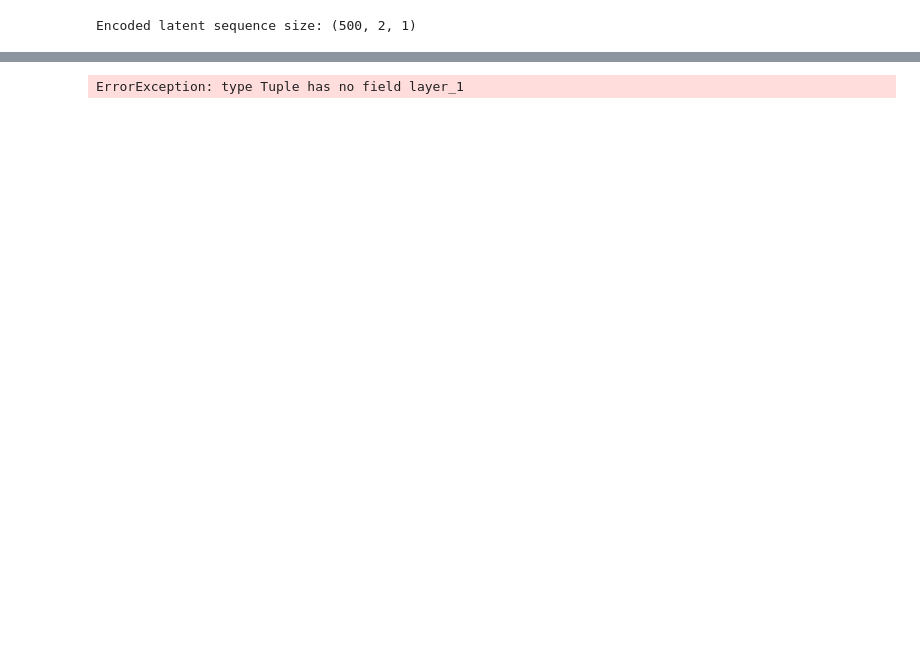
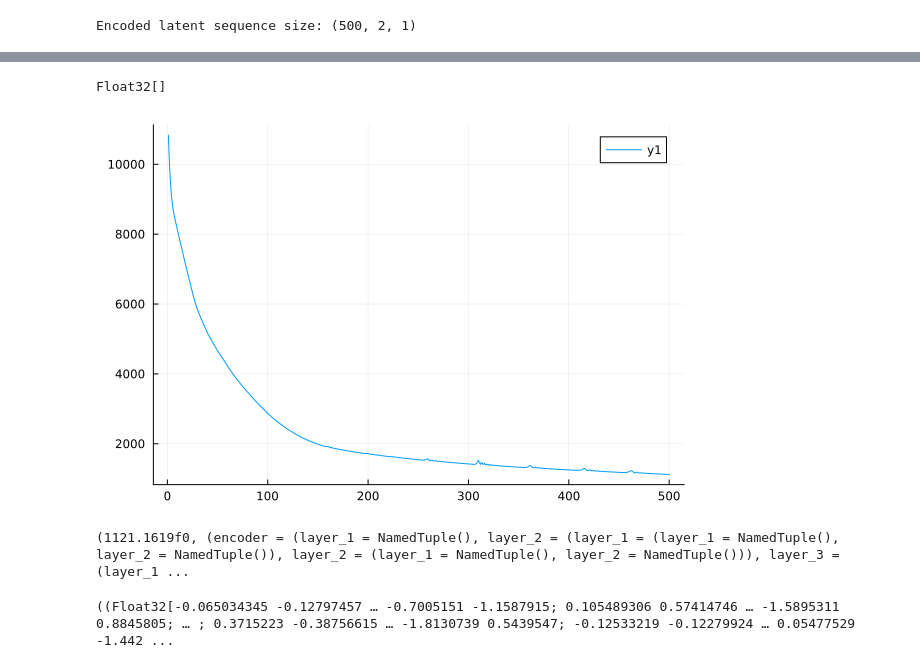
Before and after one commit to briandepasquale/FNO, a Jupyter notebook: test.ipynb, the cells around one changed output, grey strips where cells are left out. Cells and saved outputs as stored; diff of their text form; code cells hidden in the pictures; blank space fills up the shorter version.

```diff
--- a/test.ipynb
+++ b/test.ipynb
@@ -167,37 +196,4 @@ latent_true = Float32.(latent_true)
 # %%
-# ---------------------------------------------------
-# 3) Setup parameters, state, optimizer
-# ---------------------------------------------------
-rng = Random.default_rng()
-ps_enc, st_enc = Lux.setup(rng, encoder)
-opt_enc = Optimisers.Adam(1e-3)
-opt_state_enc = Optimisers.setup(opt_enc, ps_enc)
-
-# ---------------------------------------------------
-# 4) Training loop (v4: flatten grads for compatibility)
-# ---------------------------------------------------
-epochs = 200
-for epoch in 1:epochs
-    function loss_fn(ps)
-        pred_latent, _ = Lux.apply(encoder, y, ps, st_enc)
-        return mean((pred_latent .- latent_true).^2)
-    end
-
-    loss, back = Zygote.pullback(ps_enc) do ps
-        loss_fn(ps)
-    end
-    grads_named = back(1f0)
-
-    # Flatten gradients to match ps_enc structure
-    flat_grads = Functors.functor(ps_enc)[2](grads_named)
-
-    ps_enc, opt_state_enc = Optimisers.update(opt_enc, ps_enc, flat_grads, opt_state_enc)
-
-    if epoch % 10 == 0
-        @info "Epoch=$epoch Loss=$loss"
-    end
-end
-
-@info "Encoder training complete."
+losses = Float32[]
 # %% [output]
-ErrorException: type Tuple has no field layer_1
+Float32[]
@@ -205,0 +207,12 @@ using Functors
+# %%
+plot(losses)
+# %% [output]
+[figure, added]
+# %%
+loss_function(vae, ps, st, y)
+# %% [output]
+(1121.1619f0, (encoder = (layer_1 = NamedTuple(), layer_2 = (layer_1 = (layer_1 = NamedTuple(), layer_2 = NamedTuple()), layer_2 = (layer_1 = NamedTuple(), layer_2 = NamedTuple())), layer_3 = (layer_1 ...
+# %%
+(recon_seq, latent_seq), st = vae(y, ps, st)
+# %% [output]
+((Float32[-0.065034345 -0.12797457 … -0.7005151 -1.1587915; 0.105489306 0.57414746 … -1.5895311 0.8845805; … ; 0.3715223 -0.38756615 … -1.8130739 0.5439547; -0.12533219 -0.12279924 … 0.05477529 -1.442 ...
```
Also changed, not shown: parts of 29 cells of this notebook, 1 other file.
